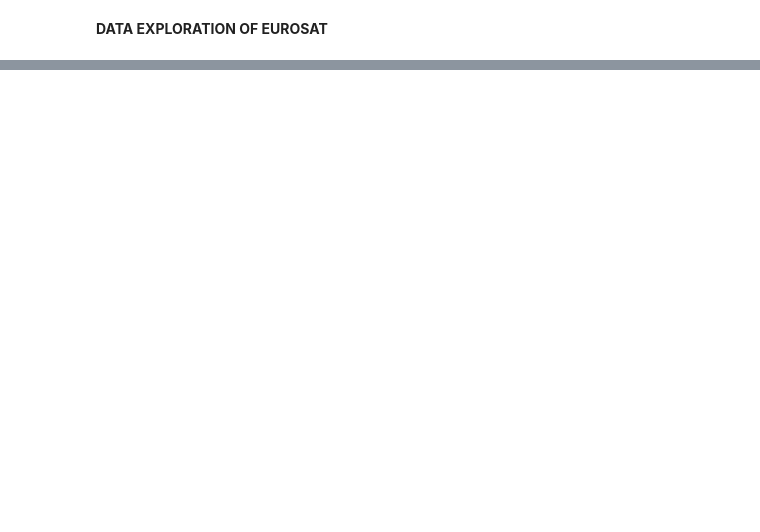
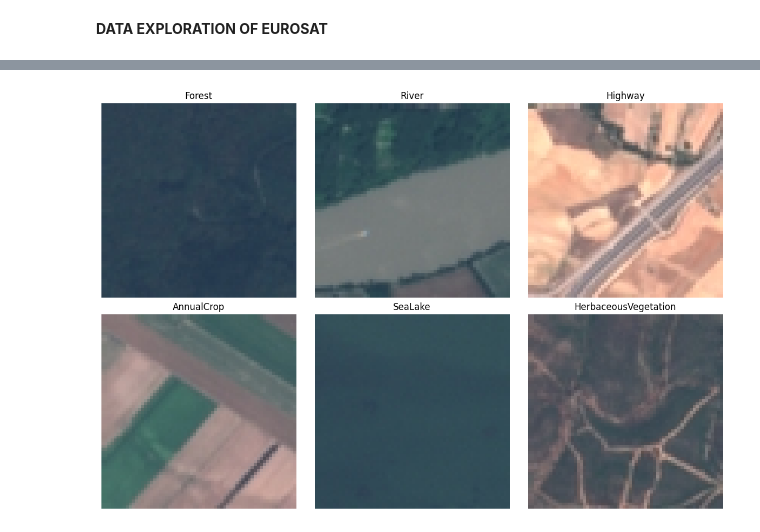
Before and after one commit to Enapa-Asamoah/Deep-Learning_EuroSAT_Classifier, a Jupyter notebook: lightvision/notebooks/exploration/data_exploration.ipynb, the cells around one changed output, grey strips where cells are left out. Cells and saved outputs as stored; diff of their text form; code cells hidden in the pictures; blank space fills up the shorter version.

```diff
--- a/lightvision/notebooks/exploration/data_exploration.ipynb
+++ b/lightvision/notebooks/exploration/data_exploration.ipynb
@@ -41,0 +67,18 @@ plt.show()
+# %%
+# Visualize multiple sample images from different classes
+plt.figure(figsize=(12, 8))
+for i, class_name in enumerate(class_names[:6]):  # Display first 6 classes
+    class_dir = os.path.join(data_dir, class_name)
+    image_name = os.listdir(class_dir)[0]
+    image_path = os.path.join(class_dir, image_name)
+    image = cv2.imread(image_path)
+    image = cv2.cvtColor(image, cv2.COLOR_BGR2RGB)
+
+    plt.subplot(2, 3, i + 1)
+    plt.imshow(image)
+    plt.title(class_name)
+    plt.axis('off')
+plt.tight_layout()
+plt.show()
+# %% [output]
+[figure, added]
```
Also changed, not shown: parts of 5 cells of this notebook, 14 other files.
